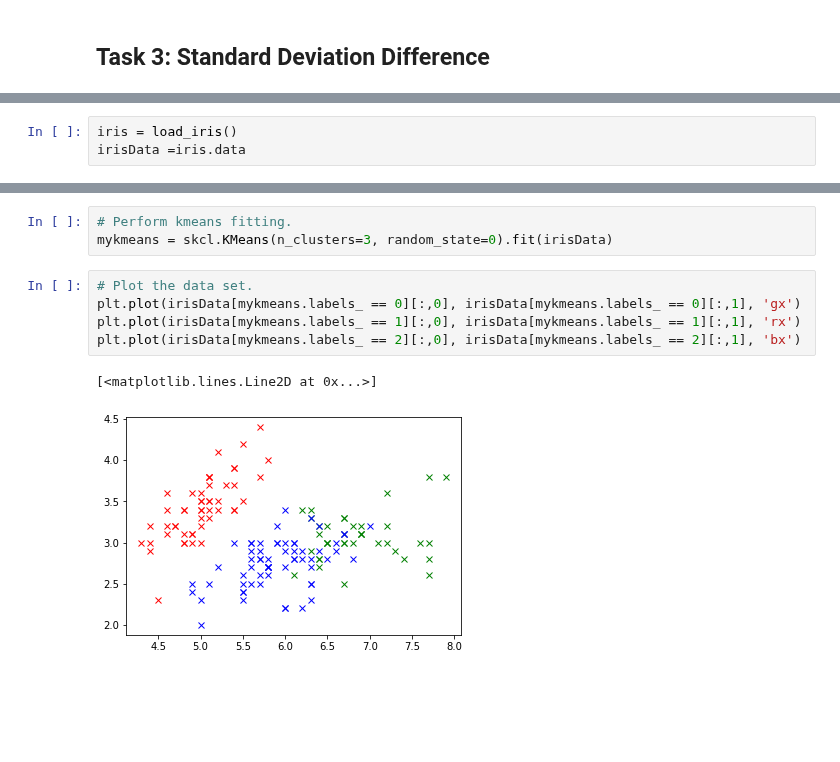
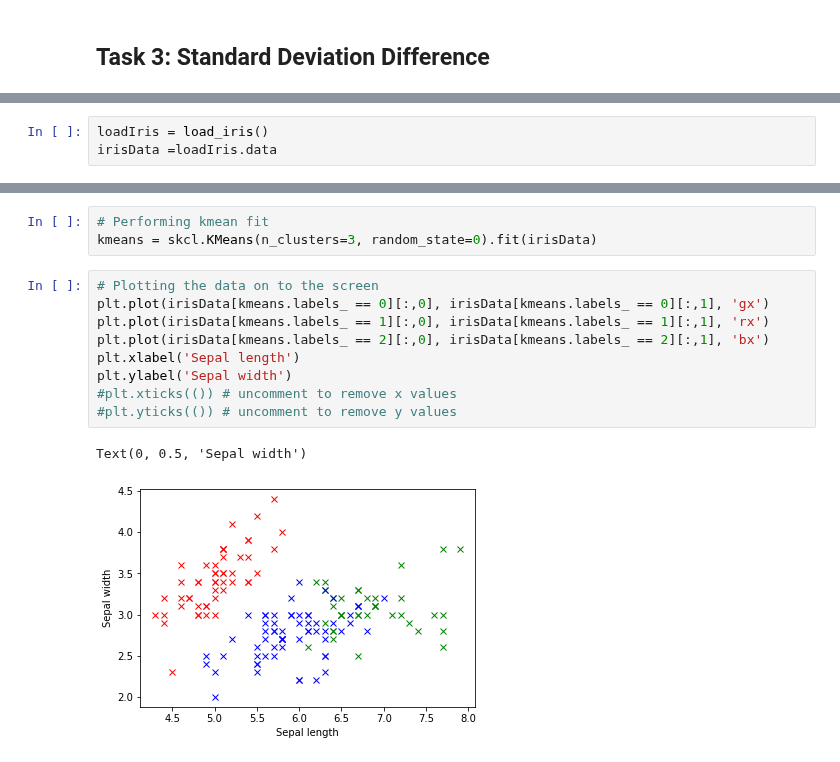
Before and after one commit to MateuszPawlowski/Emerging-Technologies, a Jupyter notebook: Tasks.ipynb, the cells around one changed output, grey strips where cells are left out. Saved outputs shown, nothing was run; the diff lists cells and outputs as text; blank space fills up the shorter version.

```diff
--- a/Tasks.ipynb
+++ b/Tasks.ipynb
@@ -208,4 +223,4 @@ import matplotlib.pyplot as plt
 from sklearn.datasets import load_iris
 # %%
-iris = load_iris()
-irisData =iris.data
+loadIris = load_iris()
+irisData =loadIris.data
@@ -217,11 +237,15 @@ plt.plot(irisData[:,0], irisData[:,1], 'x')
 # %%
-# Perform kmeans fitting.
-mykmeans = skcl.KMeans(n_clusters=3, random_state=0).fit(irisData)
+# Performing kmean fit
+kmeans = skcl.KMeans(n_clusters=3, random_state=0).fit(irisData)
 # %%
-# Plot the data set.
-plt.plot(irisData[mykmeans.labels_ == 0][:,0], irisData[mykmeans.labels_ == 0][:,1], 'gx')
-plt.plot(irisData[mykmeans.labels_ == 1][:,0], irisData[mykmeans.labels_ == 1][:,1], 'rx')
-plt.plot(irisData[mykmeans.labels_ == 2][:,0], irisData[mykmeans.labels_ == 2][:,1], 'bx')
+# Plotting the data on to the screen
+plt.plot(irisData[kmeans.labels_ == 0][:,0], irisData[kmeans.labels_ == 0][:,1], 'gx')
+plt.plot(irisData[kmeans.labels_ == 1][:,0], irisData[kmeans.labels_ == 1][:,1], 'rx')
+plt.plot(irisData[kmeans.labels_ == 2][:,0], irisData[kmeans.labels_ == 2][:,1], 'bx')
+plt.xlabel('Sepal length')
+plt.ylabel('Sepal width')
+#plt.xticks(()) # uncomment to remove x values
+#plt.yticks(()) # uncomment to remove y values
 # %% [output]
-[<matplotlib.lines.Line2D at 0x...>]
+Text(0, 0.5, 'Sepal width')
-[figure, old version]
+[figure, new version]
```
Also changed, not shown: parts of 20 cells of this notebook, 2 other files.
